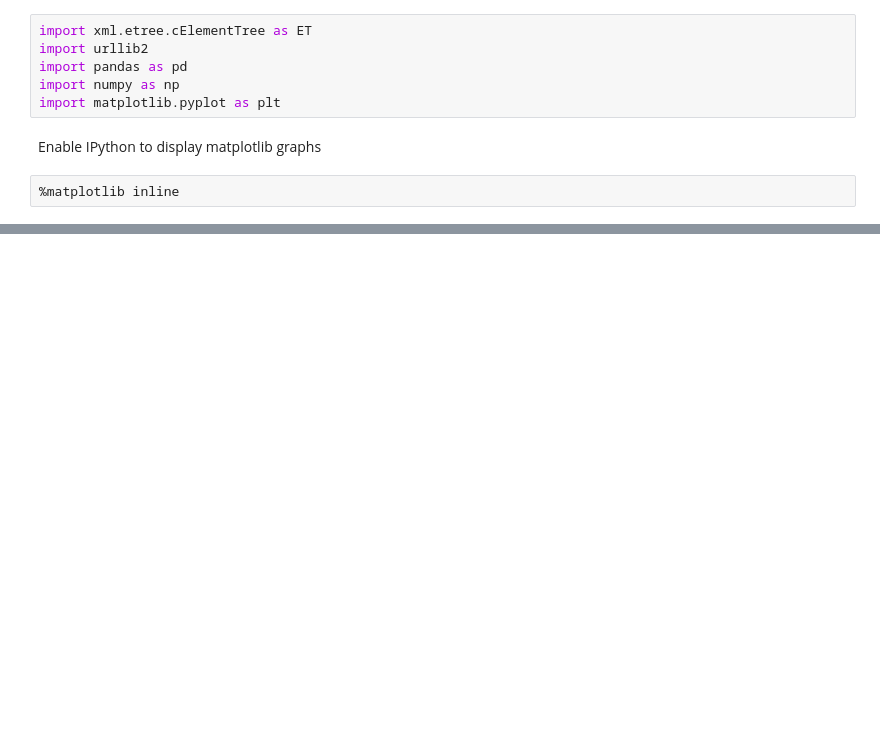
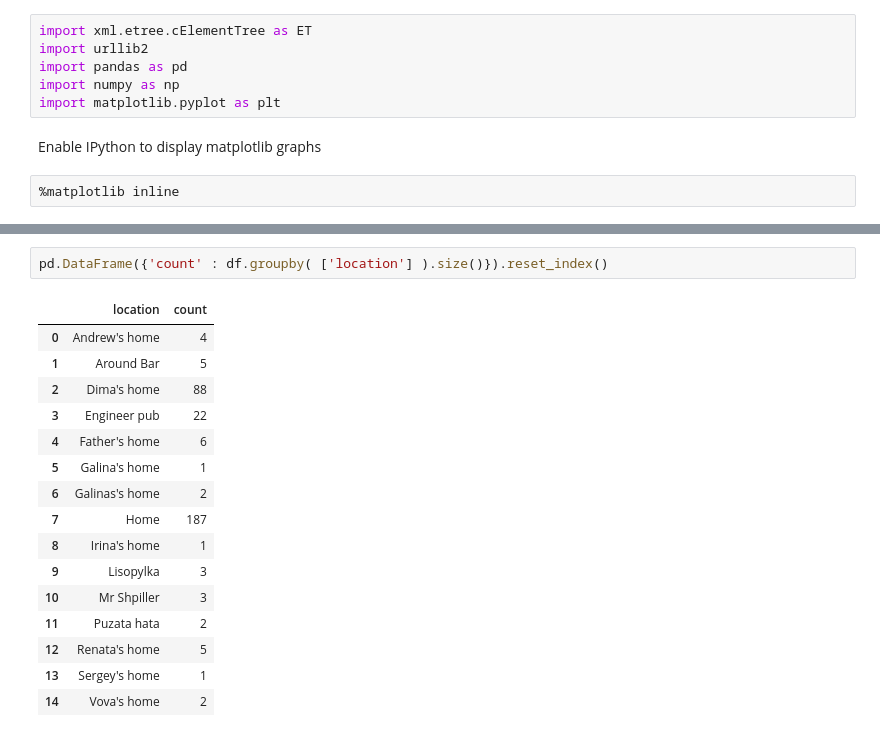
Before and after one commit to banzayats/bgg_xml_stats, a Jupyter notebook: BGG_stats.ipynb, the cells around one changed output, grey strips where cells are left out. Saved outputs shown, nothing was run; the diff lists cells and outputs as text; blank space fills up the shorter version.

```diff
--- a/BGG_stats.ipynb
+++ b/BGG_stats.ipynb
@@ -92,0 +116,19 @@ games_length.sort_values('length', ascending=False).head()
+# %%
+pd.DataFrame({'count' : df.groupby( ['location'] ).size()}).reset_index()
+# %% [output]
+|  | location | count |
+| 0 | Andrew's home | 4 |
+| 1 | Around Bar | 5 |
+| 2 | Dima's home | 88 |
+| 3 | Engineer pub | 22 |
+| 4 | Father's home | 6 |
+| 5 | Galina's home | 1 |
+| 6 | Galinas's home | 2 |
+| 7 | Home | 187 |
+| 8 | Irina's home | 1 |
+| 9 | Lisopylka | 3 |
+| 10 | Mr Shpiller | 3 |
+| 11 | Puzata hata | 2 |
+| 12 | Renata's home | 5 |
+| 13 | Sergey's home | 1 |
+| 14 | Vova's home | 2 |
```
Also changed, not shown: parts of 13 cells of this notebook.
